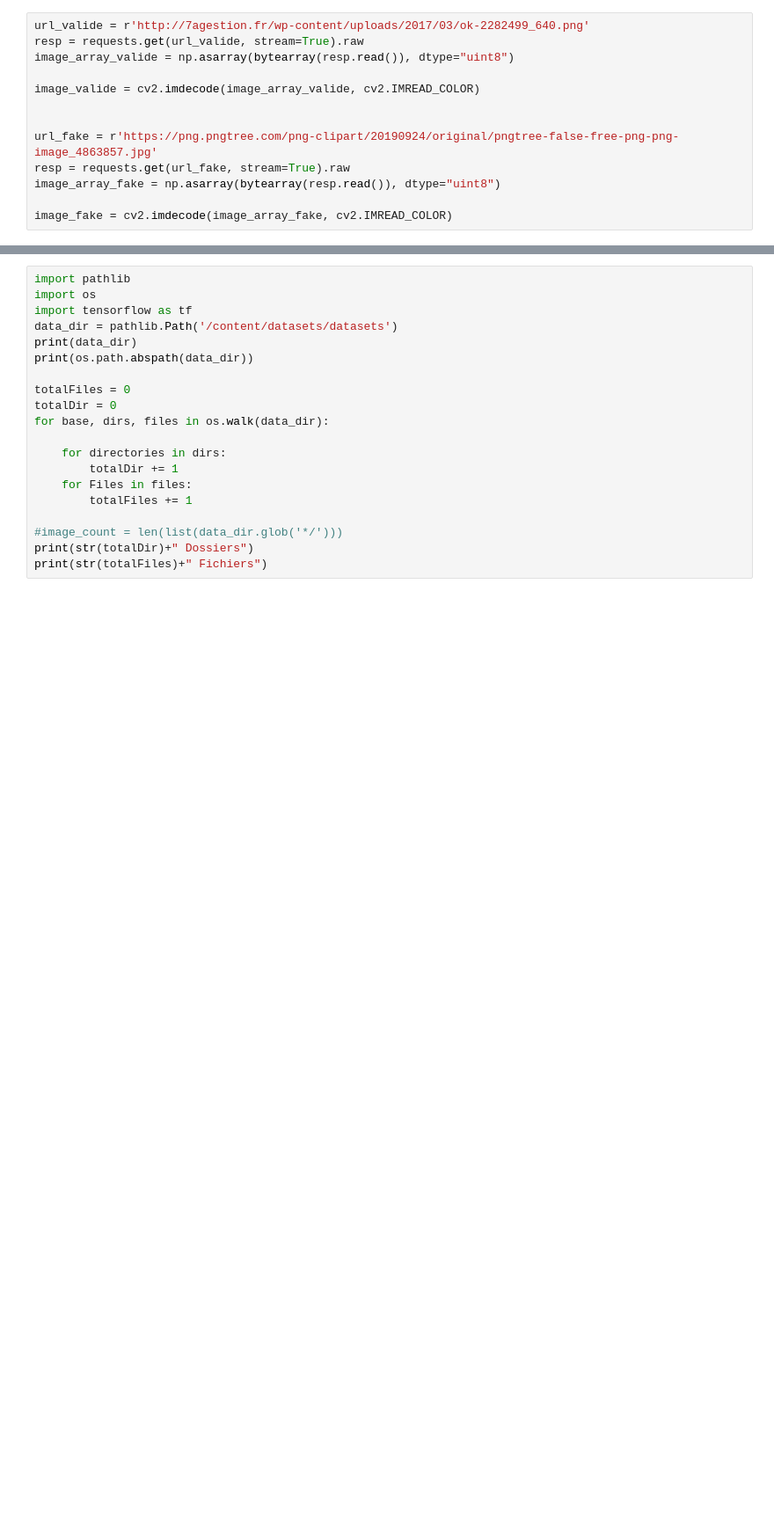
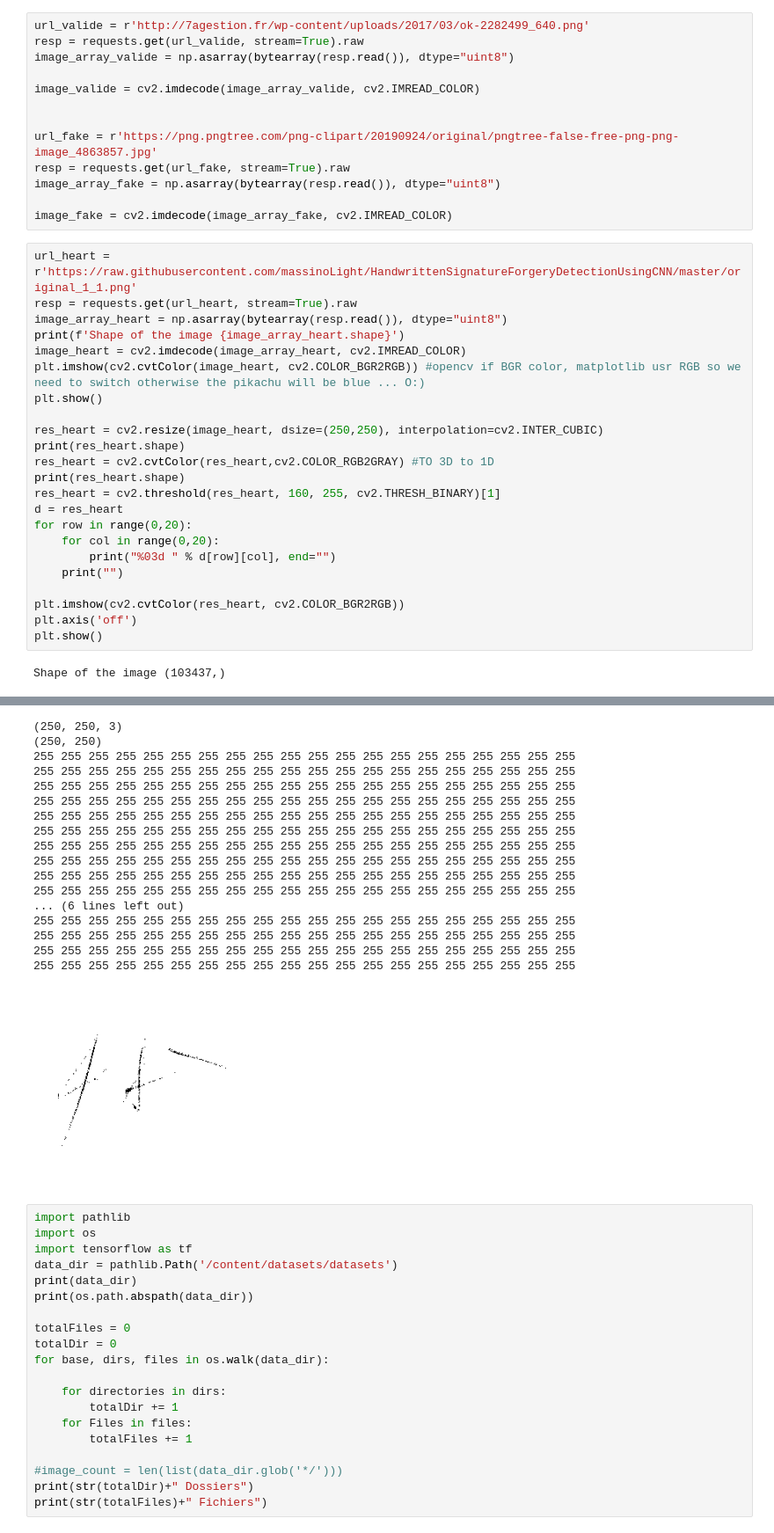
Before and after one commit to massinoLight/HandwrittenSignatureForgeryDetectionUsingCNN, a Jupyter notebook: Handwritten_Signature_Forgery_Detection_Using_CNN.ipynb, the cells around one changed output, grey strips where cells are left out. Shown at 88% size. Drawn from its saved outputs; the diff is of its cells as text; blank space fills up the shorter version.

Commit message:
test image shape

```diff
--- a/Handwritten_Signature_Forgery_Detection_Using_CNN.ipynb
+++ b/Handwritten_Signature_Forgery_Detection_Using_CNN.ipynb
@@ -53,3 +54,28 @@ resp = requests.get(url_fake, stream=True).raw
 image_array_fake = np.asarray(bytearray(resp.read()), dtype="uint8")
 
 image_fake = cv2.imdecode(image_array_fake, cv2.IMREAD_COLOR)
+# %%
+url_heart = r'https://raw.githubusercontent.com/massinoLight/HandwrittenSignatureForgeryDetectionUsingCNN/master/original_1_1.png'
+resp = requests.get(url_heart, stream=True).raw
+image_array_heart = np.asarray(bytearray(resp.read()), dtype="uint8")
+print(f'Shape of the image {image_array_heart.shape}')
+image_heart = cv2.imdecode(image_array_heart, cv2.IMREAD_COLOR)
+plt.imshow(cv2.cvtColor(image_heart, cv2.COLOR_BGR2RGB)) #opencv if BGR color, matplotlib usr RGB so we need to switch otherwise the pikachu will be blue ... O:)
+plt.show()
+
+res_heart = cv2.resize(image_heart, dsize=(250,250), interpolation=cv2.INTER_CUBIC)
+print(res_heart.shape)
+res_heart = cv2.cvtColor(res_heart,cv2.COLOR_RGB2GRAY) #TO 3D to 1D
+print(res_heart.shape)
+res_heart = cv2.threshold(res_heart, 160, 255, cv2.THRESH_BINARY)[1]
+d = res_heart
+for row in range(0,20):
+    for col in range(0,20):
+        print("%03d " % d[row][col], end="")
+    print("")
+
+plt.imshow(cv2.cvtColor(res_heart, cv2.COLOR_BGR2RGB))
+plt.axis('off')
+plt.show()
+# %% [output]
+Shape of the image (103437,)
@@ -56,3 +83,21 @@ image_fake = cv2.imdecode(image_array_fake, cv2.IMREAD_COLOR)
+(250, 250, 3)
+(250, 250)
+255 255 255 255 255 255 255 255 255 255 255 255 255 255 255 255 255 255 255 255
+255 255 255 255 255 255 255 255 255 255 255 255 255 255 255 255 255 255 255 255
+255 255 255 255 255 255 255 255 255 255 255 255 255 255 255 255 255 255 255 255
+255 255 255 255 255 255 255 255 255 255 255 255 255 255 255 255 255 255 255 255
+255 255 255 255 255 255 255 255 255 255 255 255 255 255 255 255 255 255 255 255
+255 255 255 255 255 255 255 255 255 255 255 255 255 255 255 255 255 255 255 255
+255 255 255 255 255 255 255 255 255 255 255 255 255 255 255 255 255 255 255 255
+255 255 255 255 255 255 255 255 255 255 255 255 255 255 255 255 255 255 255 255
+255 255 255 255 255 255 255 255 255 255 255 255 255 255 255 255 255 255 255 255
+255 255 255 255 255 255 255 255 255 255 255 255 255 255 255 255 255 255 255 255
+... (6 lines left out)
+255 255 255 255 255 255 255 255 255 255 255 255 255 255 255 255 255 255 255 255
+255 255 255 255 255 255 255 255 255 255 255 255 255 255 255 255 255 255 255 255
+255 255 255 255 255 255 255 255 255 255 255 255 255 255 255 255 255 255 255 255
+255 255 255 255 255 255 255 255 255 255 255 255 255 255 255 255 255 255 255 255
+[figure, added]
 # %%
 import pathlib
 import os
```
Also changed, not shown: parts of 5 cells of this notebook.
